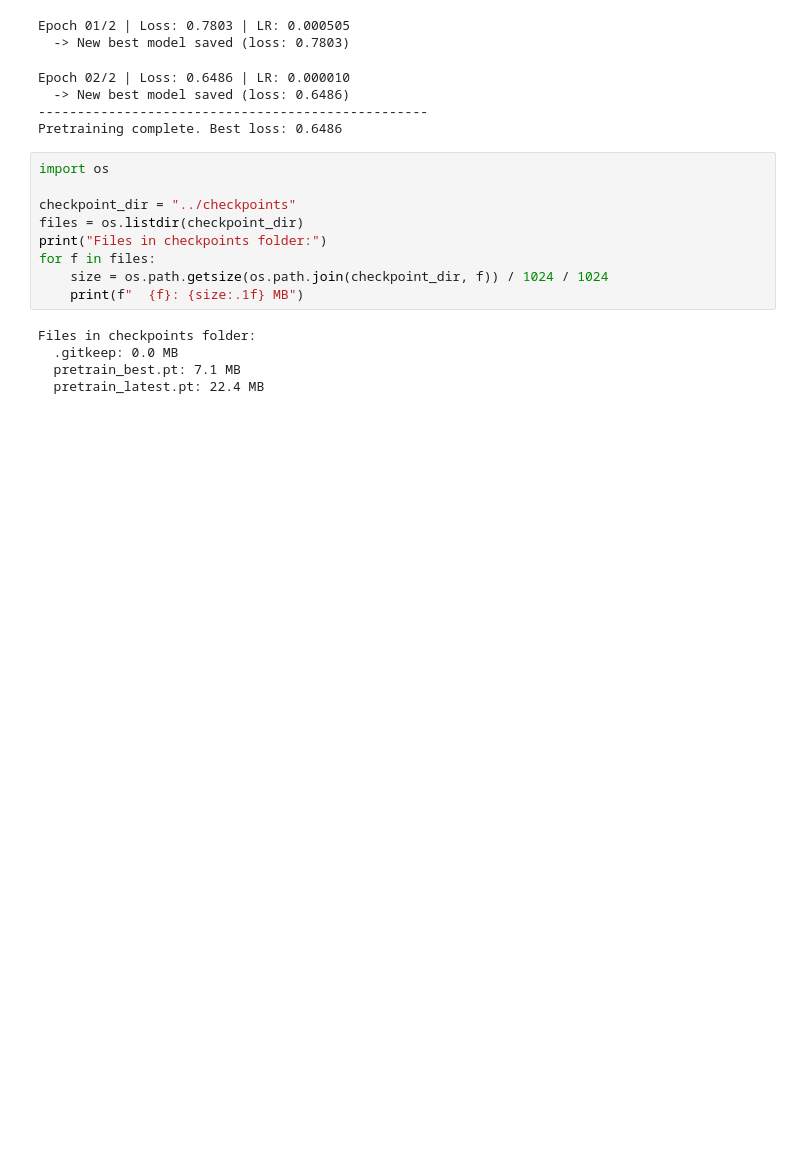
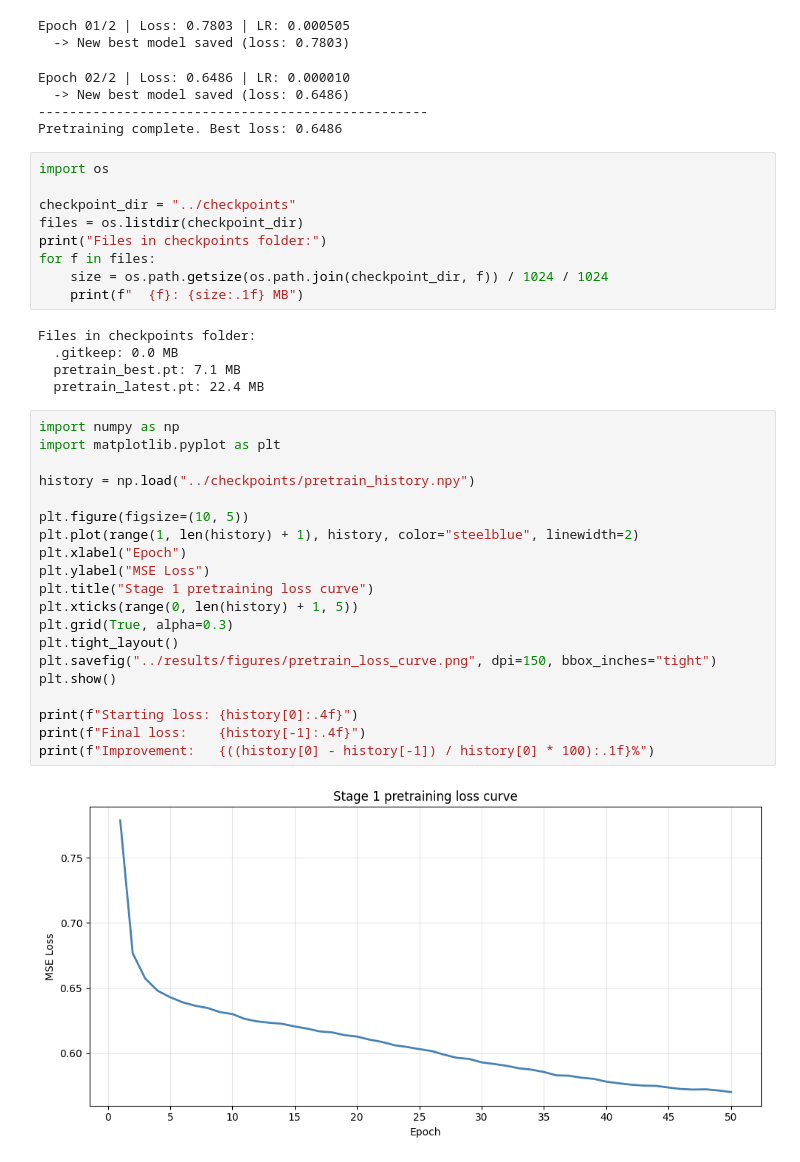
Before and after one commit to Mihai-Avr/soccernet-action-spotting, a Jupyter notebook: notebooks/exploration.ipynb, the cells around one changed output. Cells and saved outputs as stored; diff of their text form; blank space fills up the shorter version.

```diff
--- a/notebooks/exploration.ipynb
+++ b/notebooks/exploration.ipynb
@@ -591,3 +591,25 @@ Files in checkpoints folder:
   .gitkeep: 0.0 MB
   pretrain_best.pt: 7.1 MB
   pretrain_latest.pt: 22.4 MB
+# %%
+import numpy as np
+import matplotlib.pyplot as plt
+
+history = np.load("../checkpoints/pretrain_history.npy")
+
+plt.figure(figsize=(10, 5))
+plt.plot(range(1, len(history) + 1), history, color="steelblue", linewidth=2)
+plt.xlabel("Epoch")
+plt.ylabel("MSE Loss")
+plt.title("Stage 1 pretraining loss curve")
+plt.xticks(range(0, len(history) + 1, 5))
+plt.grid(True, alpha=0.3)
+plt.tight_layout()
+plt.savefig("../results/figures/pretrain_loss_curve.png", dpi=150, bbox_inches="tight")
+plt.show()
+
+print(f"Starting loss: {history[0]:.4f}")
+print(f"Final loss:    {history[-1]:.4f}")
+print(f"Improvement:   {((history[0] - history[-1]) / history[0] * 100):.1f}%")
+# %% [output]
+[figure, added]
```
Also changed, not shown: parts of 1 cell of this notebook, 2 other files.
